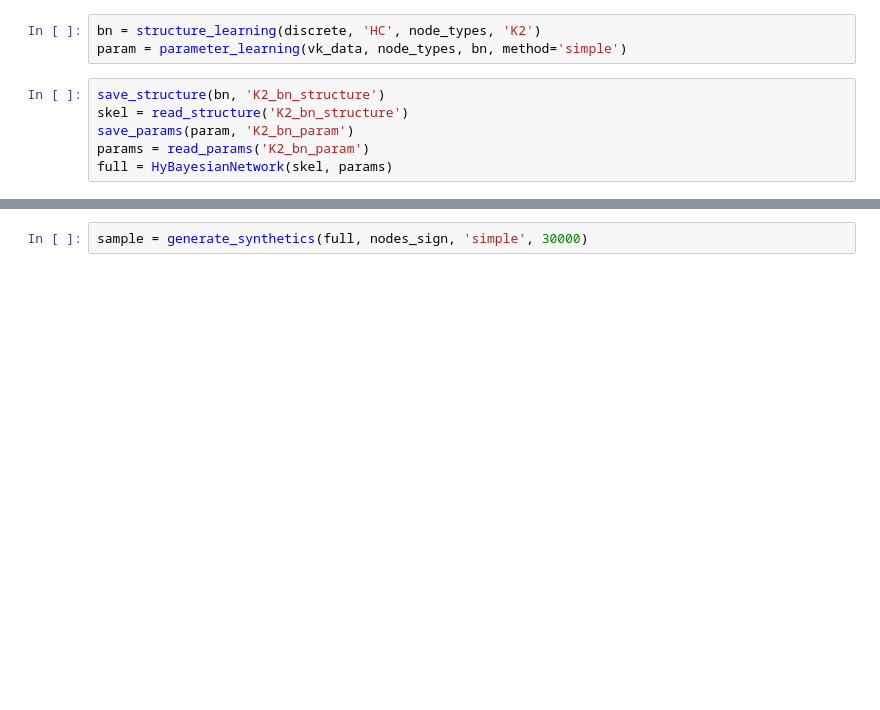
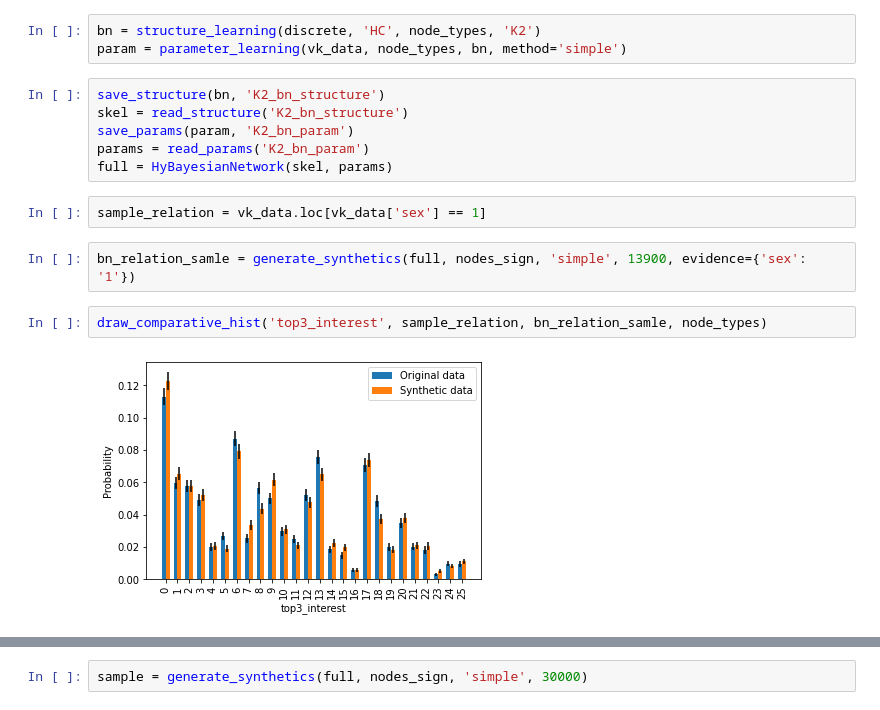
Before and after one commit to aimclub/BAMT, a Jupyter notebook: experiments/EAI_exp.ipynb, the cells around one changed output, grey strips where cells are left out. Drawn from its saved outputs; the diff is of its cells as text; blank space fills up the shorter version.

```diff
--- a/experiments/EAI_exp.ipynb
+++ b/experiments/EAI_exp.ipynb
@@ -75,3 +75,11 @@ skel = read_structure('K2_bn_structure')
 save_params(param, 'K2_bn_param')
 params = read_params('K2_bn_param')
 full = HyBayesianNetwork(skel, params)
+# %%
+sample_relation = vk_data.loc[vk_data['sex'] == 1]
+# %%
+bn_relation_samle = generate_synthetics(full, nodes_sign, 'simple', 13900, evidence={'sex': '1'})
+# %%
+draw_comparative_hist('top3_interest', sample_relation, bn_relation_samle, node_types)
+# %% [output]
+[figure, added]
```
Also changed, not shown: parts of 4 cells of this notebook, 6 other files.
